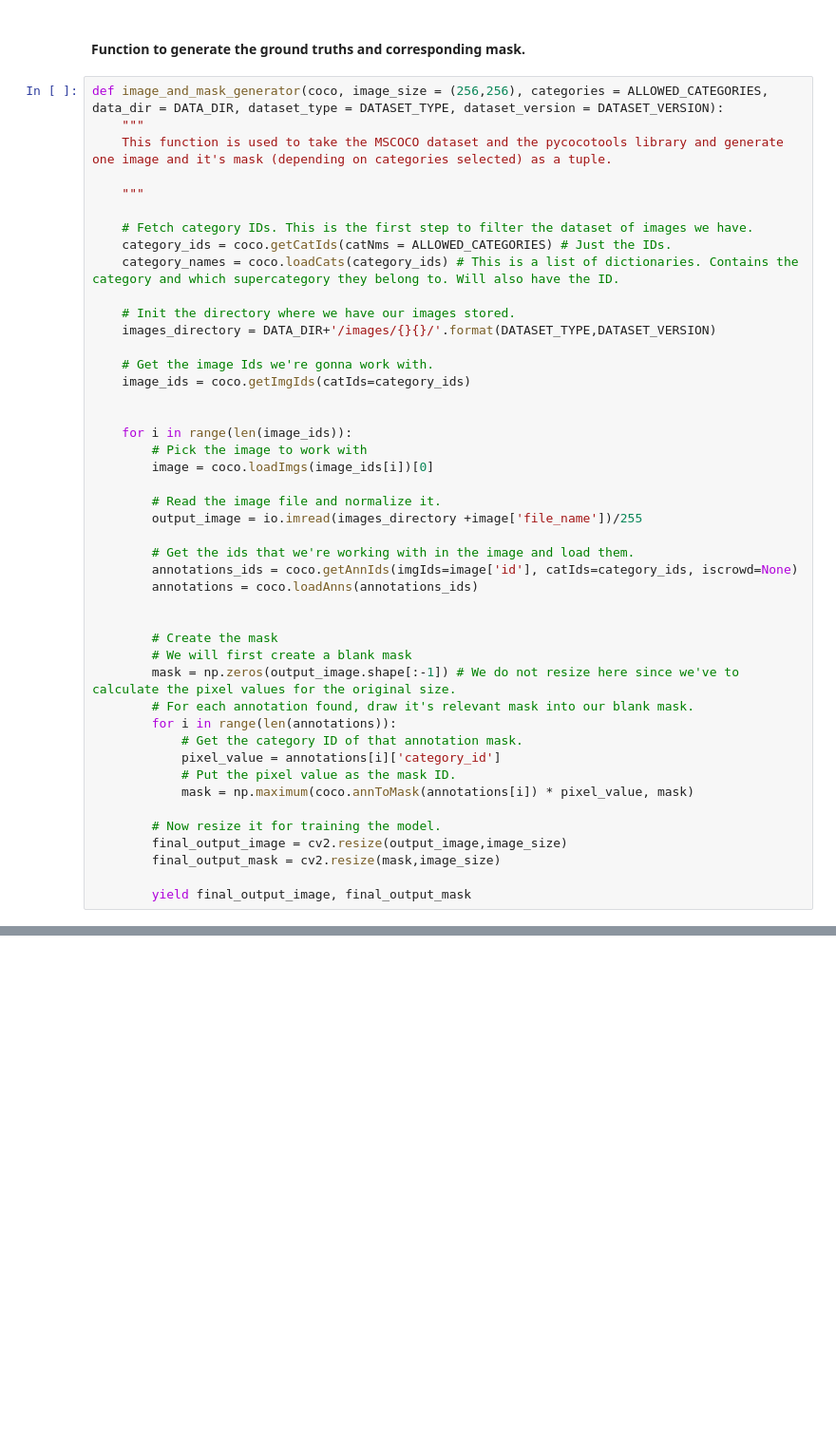
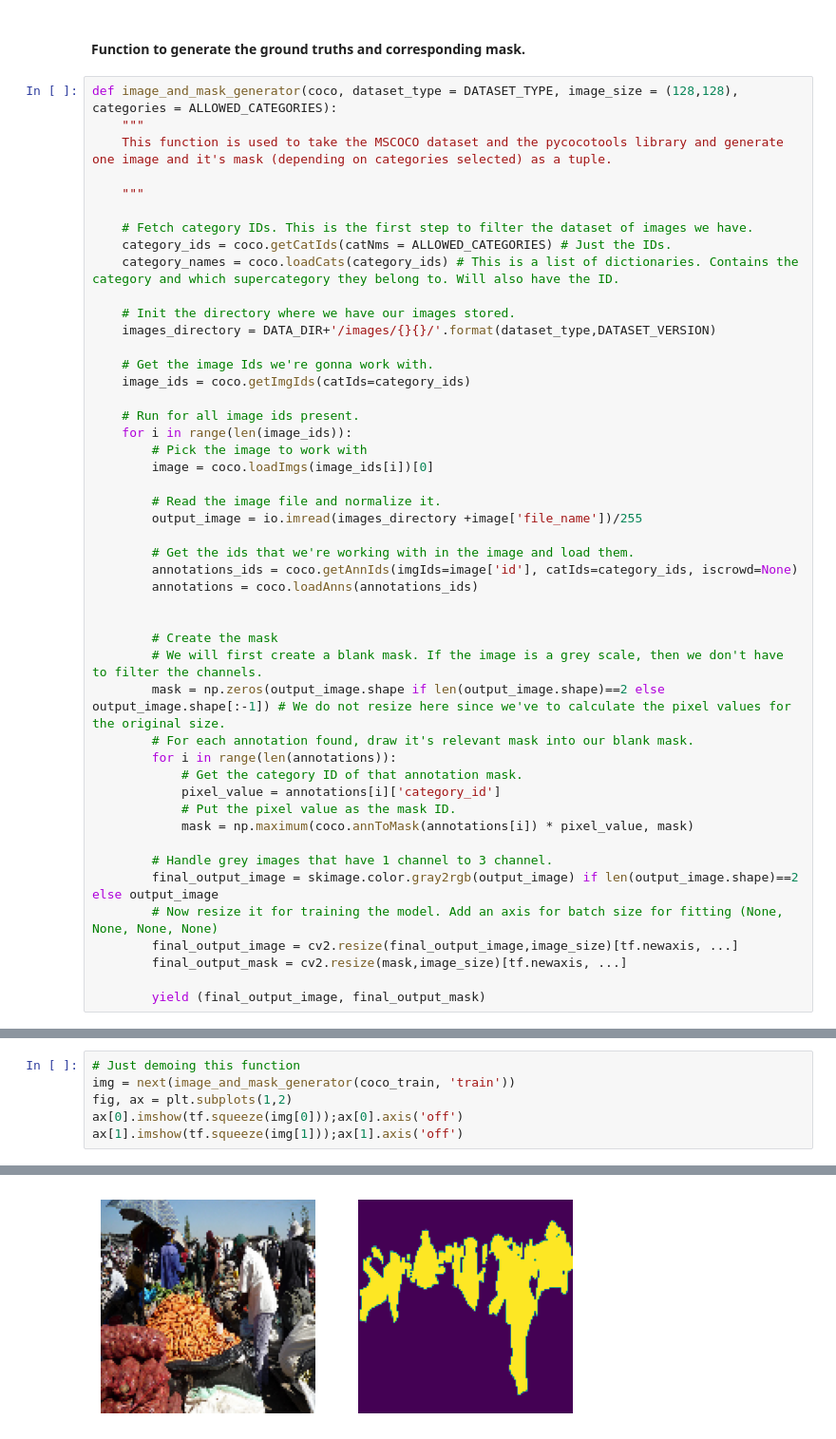
Before and after one commit to sanfordmascarenhas/image-segmentation, a Jupyter notebook: Project.ipynb, the cells around one changed output, grey strips where cells are left out. Shown at 95% size. Saved outputs shown, nothing was run; the diff lists cells and outputs as text; blank space fills up the shorter version.

```diff
--- a/Project.ipynb
+++ b/Project.ipynb
@@ -178,7 +206,7 @@ coco = COCO(DATASET_DIR)
 # %% [markdown]
 #### Function to generate the ground truths and corresponding mask.
 # %%
-def image_and_mask_generator(coco, image_size = (256,256), categories = ALLOWED_CATEGORIES, data_dir = DATA_DIR, dataset_type = DATASET_TYPE, dataset_version = DATASET_VERSION):
+def image_and_mask_generator(coco, dataset_type = DATASET_TYPE, image_size = (128,128), categories = ALLOWED_CATEGORIES):
     """
     This function is used to take the MSCOCO dataset and the pycocotools library and generate one image and it's mask (depending on categories selected) as a tuple.
 
@@ -189,12 +217,12 @@ def image_and_mask_generator(coco, image_size = (256,256), categories = ALLOWED_
     category_names = coco.loadCats(category_ids) # This is a list of dictionaries. Contains the category and which supercategory they belong to. Will also have the ID.
 
     # Init the directory where we have our images stored.
-    images_directory = DATA_DIR+'/images/{}{}/'.format(DATASET_TYPE,DATASET_VERSION)
+    images_directory = DATA_DIR+'/images/{}{}/'.format(dataset_type,DATASET_VERSION)
 
     # Get the image Ids we're gonna work with.
     image_ids = coco.getImgIds(catIds=category_ids)
 
-
+    # Run for all image ids present.
     for i in range(len(image_ids)):
         # Pick the image to work with
         image = coco.loadImgs(image_ids[i])[0]
@@ -208,8 +236,8 @@ def image_and_mask_generator(coco, image_size = (256,256), categories = ALLOWED_
 
 
         # Create the mask
-        # We will first create a blank mask
-        mask = np.zeros(output_image.shape[:-1]) # We do not resize here since we've to calculate the pixel values for the original size.
+        # We will first create a blank mask. If the image is a grey scale, then we don't have to filter the channels.
+        mask = np.zeros(output_image.shape if len(output_image.shape)==2 else output_image.shape[:-1]) # We do not resize here since we've to calculate the pixel values for the original size.
         # For each annotation found, draw it's relevant mask into our blank mask.
         for i in range(len(annotations)):
             # Get the category ID of that annotation mask.
@@ -217,8 +245,10 @@ def image_and_mask_generator(coco, image_size = (256,256), categories = ALLOWED_
             # Put the pixel value as the mask ID.
             mask = np.maximum(coco.annToMask(annotations[i]) * pixel_value, mask)
 
-        # Now resize it for training the model.
-        final_output_image = cv2.resize(output_image,image_size)
-        final_output_mask = cv2.resize(mask,image_size)
+        # Handle grey images that have 1 channel to 3 channel.
+        final_output_image = skimage.color.gray2rgb(output_image) if len(output_image.shape)==2 else output_image
+        # Now resize it for training the model. Add an axis for batch size for fitting (None, None, None, None)
+        final_output_image = cv2.resize(final_output_image,image_size)[tf.newaxis, ...]
+        final_output_mask = cv2.resize(mask,image_size)[tf.newaxis, ...]
 
-        yield final_output_image, final_output_mask
+        yield (final_output_image, final_output_mask)
@@ -226,0 +255,7 @@ len(z)
+# %%
+# Just demoing this function
+img = next(image_and_mask_generator(coco_train, 'train'))
+fig, ax = plt.subplots(1,2)
+ax[0].imshow(tf.squeeze(img[0]));ax[0].axis('off')
+ax[1].imshow(tf.squeeze(img[1]));ax[1].axis('off')
+# %% [output]
@@ -226,0 +263 @@ len(z)
+[figure, added]
```
Also changed, not shown: parts of 14 cells of this notebook, 1 other file.
